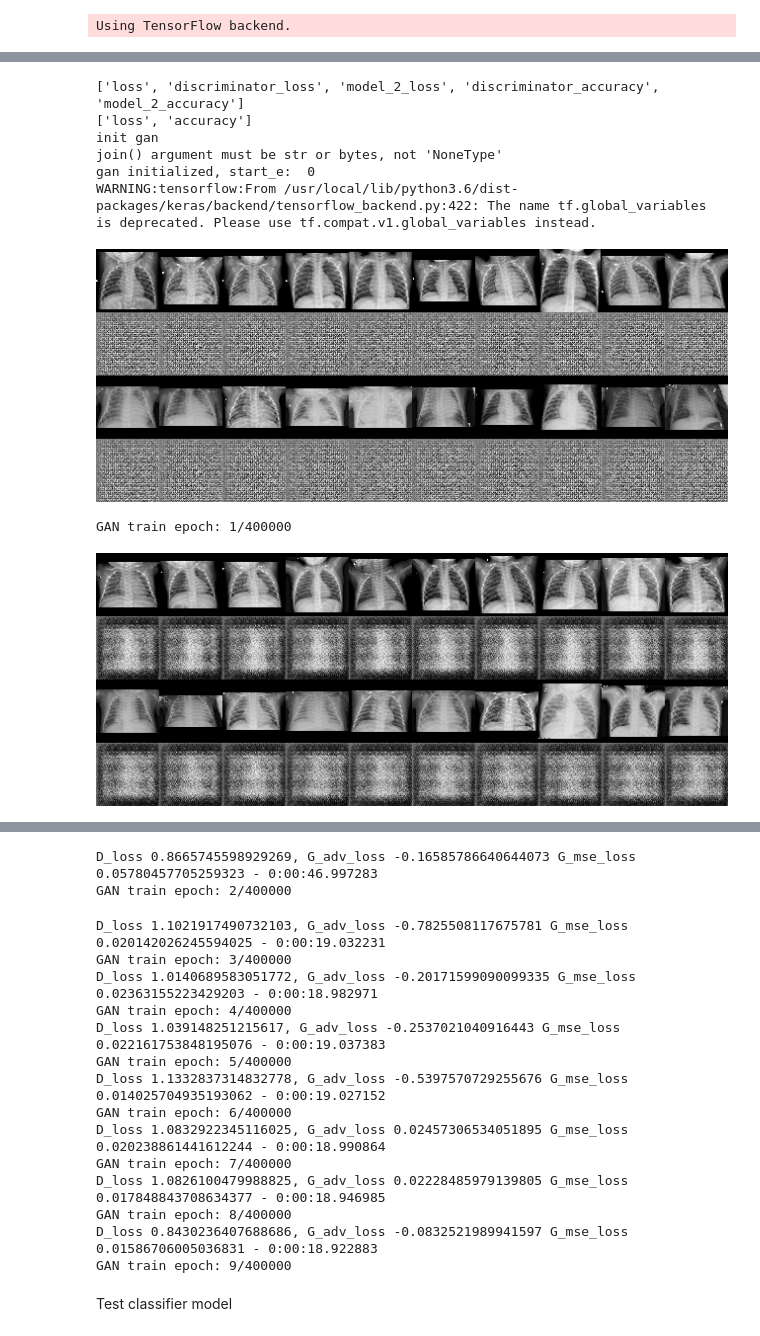
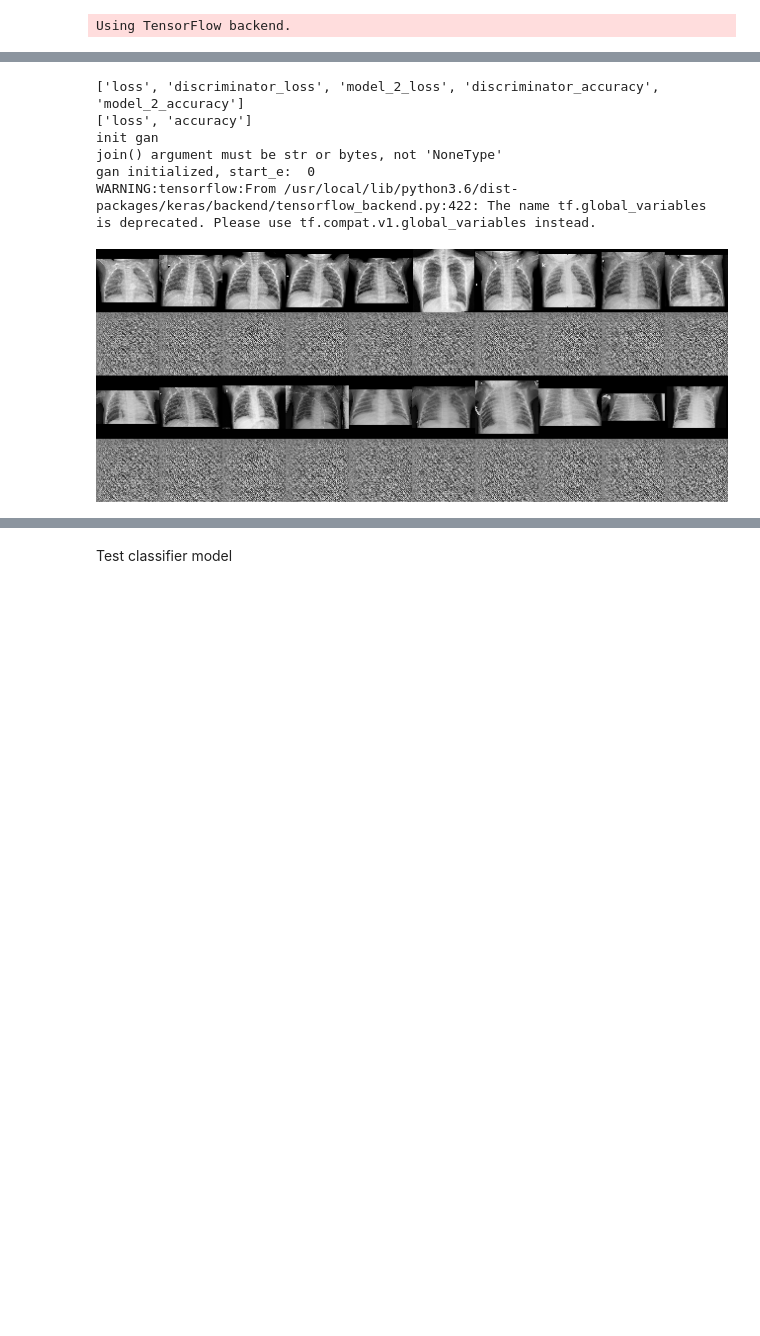
Before and after one commit to ptran1203/fxgan, a Jupyter notebook: try_gan.ipynb, the cells around one changed output, grey strips where cells are left out. Drawn from its saved outputs; the diff is of its cells as text; code cells hidden in the pictures; blank space fills up the shorter version.

```diff
--- a/try_gan.ipynb
+++ b/try_gan.ipynb
@@ -111,17 +115,27 @@ Using TensorFlow backend.
 # %%
 gan_epochs  = 400000
+# Discriminator learning rate
 adam_lr = 0.0004
+# Generator learning rate
 g_lr = 0.0001
 batch_size = 128
+# dataset_name should be "flowers", "chest", "multi_chest"
+# "chest" is binary classification, "multi_chest" using chest-xray14 dataset
 dataset_name = 'chest'
 latent_size = 128
+# Use resnet architecture for Generator
 resnet = True
+# Use self-attention mechanism
 attention = True
-# np.random.seed(0)
+np.random.seed(0)
+# Image resoulution
 rst = 64
+# Number of images used to generate feature for Generator
+k_shot = 2
 
 norm = 'in'
-loss_type = 'hinge' #'categorical'
+# Adversarial loss type
+loss_type = 'hinge'
 
 is_prune = dataset_name == 'chest'
 
@@ -163,6 +177,7 @@ gan = Bagan(
     resnet=resnet,
     dataset=dataset_name,
     attention=attention,
+    k_shot=k_shot,
 )
 print(gan.combined.metrics_names)
 print(gan.discriminator_fake.metrics_names)
@@ -191,12 +204,10 @@ Downloading data from https://github.com/fchollet/deep-learning-models/releases/
 Latent model modified at:  2020-06-18 06:31:46
 [<keras.engine.input_layer.InputLayer object at 0x...>, <keras.engine.sequential.Sequential object at 0x...>, <keras.layers.core.Dense object at 0x...>]
 INFO: Use resnet generator
 ['loss', 'discriminator_loss', 'model_2_loss', 'discriminator_accuracy', 'model_2_accuracy']
 ['loss', 'accuracy']
 init gan
 join() argument must be str or bytes, not 'NoneType'
 gan initialized, start_e:  0
 WARNING:tensorflow:From /usr/local/lib/python3.6/dist-packages/keras/backend/tensorflow_backend.py:422: The name tf.global_variables is deprecated. Please use tf.compat.v1.global_variables instead.
-[figure, old version]
+[figure, new version]
-GAN train epoch: 1/400000
-[figure, removed]
@@ -205,19 +214,3 @@ GAN train epoch: 1/400000
-D_loss 0.8665745598929269, G_adv_loss -0.16585786640644073 G_mse_loss 0.05780457705259323 - 0:00:46.997283
-GAN train epoch: 2/400000
-D_loss 1.1021917490732103, G_adv_loss -0.7825508117675781 G_mse_loss 0.020142026245594025 - 0:00:19.032231
-GAN train epoch: 3/400000
-D_loss 1.0140689583051772, G_adv_loss -0.20171599090099335 G_mse_loss 0.02363155223429203 - 0:00:18.982971
-GAN train epoch: 4/400000
-D_loss 1.039148251215617, G_adv_loss -0.2537021040916443 G_mse_loss 0.022161753848195076 - 0:00:19.037383
-GAN train epoch: 5/400000
-D_loss 1.1332837314832778, G_adv_loss -0.5397570729255676 G_mse_loss 0.014025704935193062 - 0:00:19.027152
-GAN train epoch: 6/400000
-D_loss 1.0832922345116025, G_adv_loss 0.02457306534051895 G_mse_loss 0.020238861441612244 - 0:00:18.990864
-GAN train epoch: 7/400000
-D_loss 1.0826100479988825, G_adv_loss 0.02228485979139805 G_mse_loss 0.017848843708634377 - 0:00:18.946985
-GAN train epoch: 8/400000
-D_loss 0.8430236407688686, G_adv_loss -0.0832521989941597 G_mse_loss 0.01586706005036831 - 0:00:18.922883
-GAN train epoch: 9/400000
 # %% [markdown]
 Test classifier model
 # %%
```
Also changed, not shown: parts of 5 cells of this notebook.
